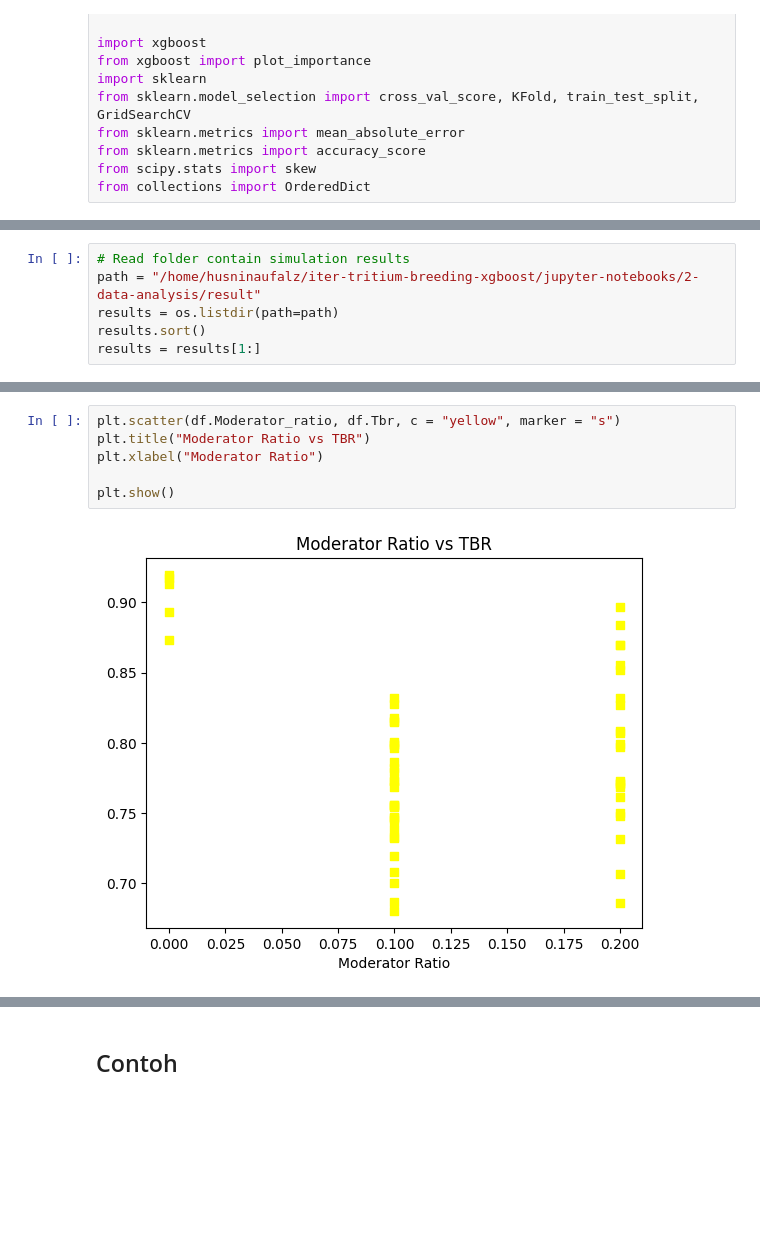
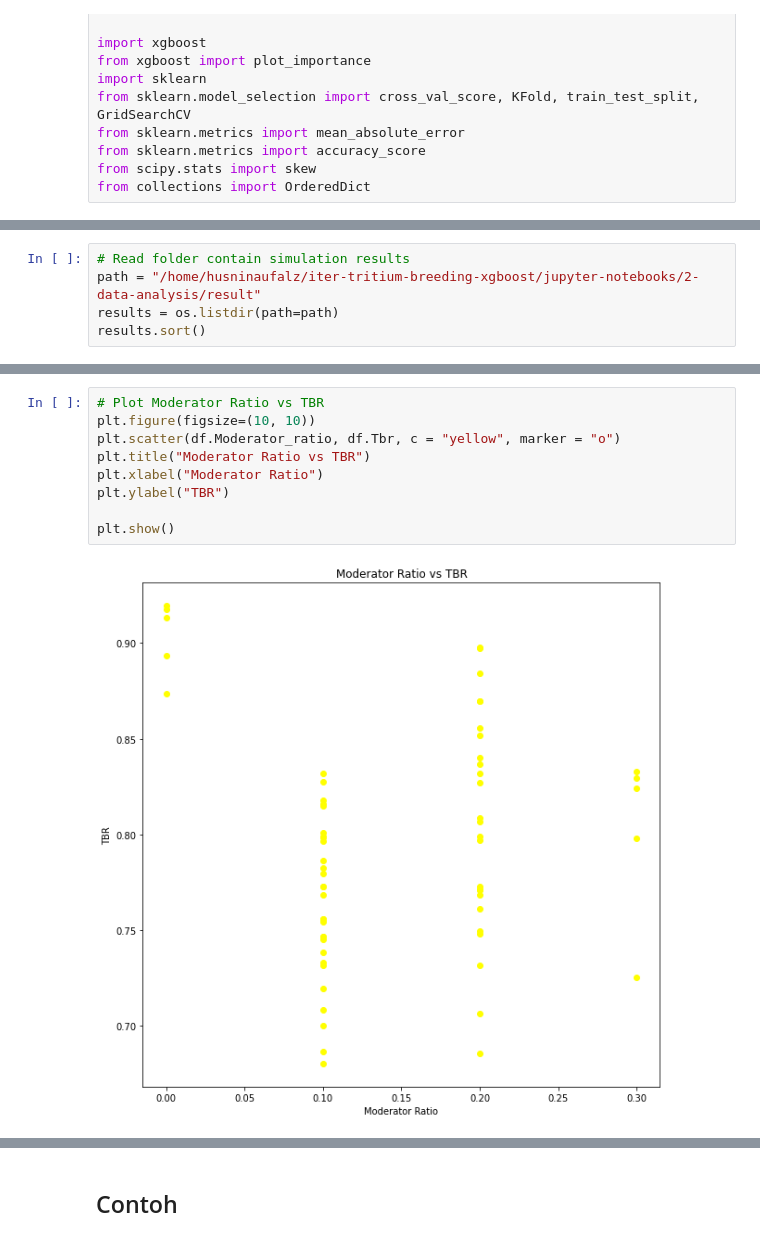
Before and after one commit to husni-zuhdi/husni-undergrad-thesis, a Jupyter notebook: jupyter-notebooks/2-data-analysis/2_Data_Analysis.ipynb, the cells around one changed output, grey strips where cells are left out. Cells and saved outputs as stored; diff of their text form; blank space fills up the shorter version.

```diff
--- a/jupyter-notebooks/2-data-analysis/2_Data_Analysis.ipynb
+++ b/jupyter-notebooks/2-data-analysis/2_Data_Analysis.ipynb
@@ -68,4 +53,3 @@ Downloading : 0.9-0.3-0.9-100-1000.json
 path = "/home/husninaufalz/iter-tritium-breeding-xgboost/jupyter-notebooks/2-data-analysis/result"
 results = os.listdir(path=path)
 results.sort()
-results = results[1:]
@@ -125,9 +91,12 @@ plt.show()
 # %%
-plt.scatter(df.Moderator_ratio, df.Tbr, c = "yellow", marker = "s")
+# Plot Moderator Ratio vs TBR
+plt.figure(figsize=(10, 10))
+plt.scatter(df.Moderator_ratio, df.Tbr, c = "yellow", marker = "o")
 plt.title("Moderator Ratio vs TBR")
 plt.xlabel("Moderator Ratio")
+plt.ylabel("TBR")
 
 plt.show()
 # %% [output]
-[figure, old version]
+[figure, new version]
 # %%
```
Also changed, not shown: parts of 22 cells of this notebook, 1 other file.
